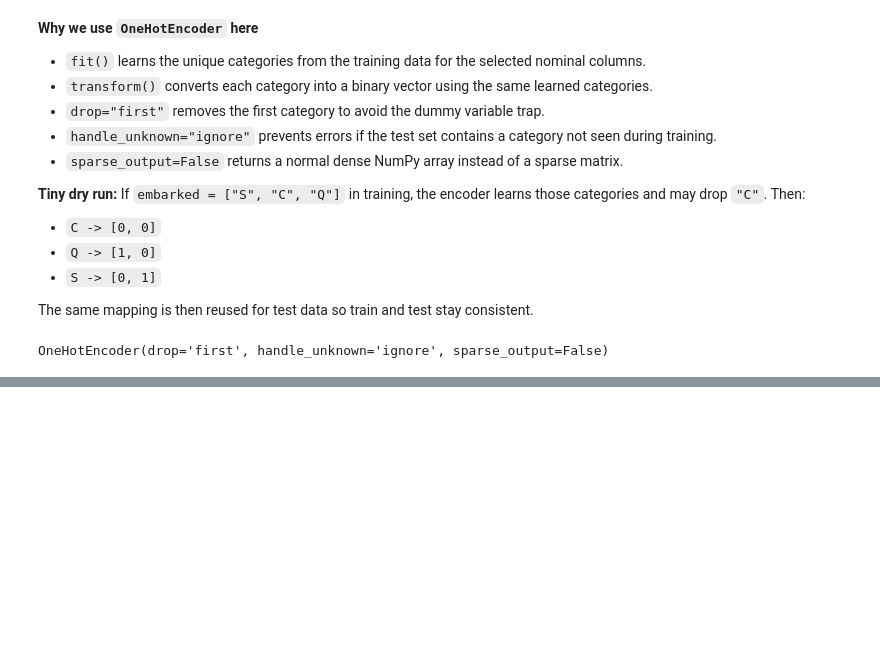
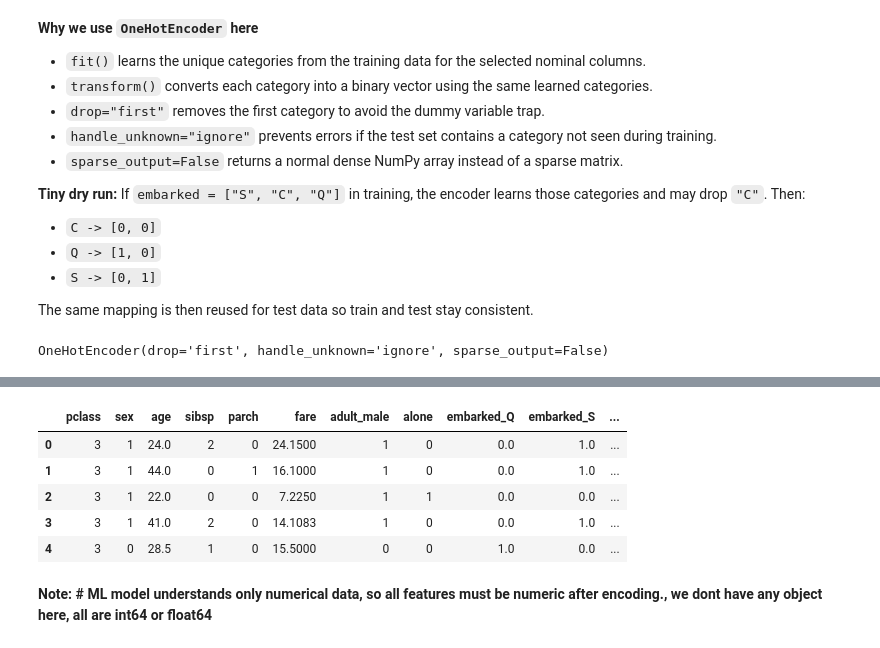
Before and after one commit to sameer2403/ML_bootcamp, a Jupyter notebook: 6.data_preprocessing/6_3_encoding_categorical_features/encoding_categorical_features.ipynb, the cells around one changed output, grey strips where cells are left out. Cells and saved outputs as stored; diff of their text form; code cells hidden in the pictures; blank space fills up the shorter version.

Commit message:
encoding_categorical_features

```diff
--- a/6.data_preprocessing/6_3_encoding_categorical_features/encoding_categorical_features.ipynb
+++ b/6.data_preprocessing/6_3_encoding_categorical_features/encoding_categorical_features.ipynb
@@ -263,0 +344,11 @@ test_ohe = ohe.transform(X_test[multi_class_nominal_cols])
+# %%
+X_test_enc.head()
+# %% [output]
+|  | pclass | sex | age | sibsp | parch | fare | adult_male | alone | embarked_Q | embarked_S | ... |
+| 0 | 3 | 1 | 24.0 | 2 | 0 | 24.1500 | 1 | 0 | 0.0 | 1.0 | ... |
+| 1 | 3 | 1 | 44.0 | 0 | 1 | 16.1000 | 1 | 0 | 0.0 | 1.0 | ... |
+| 2 | 3 | 1 | 22.0 | 0 | 0 | 7.2250 | 1 | 1 | 0.0 | 0.0 | ... |
+| 3 | 3 | 1 | 41.0 | 2 | 0 | 14.1083 | 1 | 0 | 0.0 | 1.0 | ... |
+| 4 | 3 | 0 | 28.5 | 1 | 0 | 15.5000 | 0 | 0 | 1.0 | 0.0 | ... |
+# %% [markdown]
+**Note: # ML model understands only numerical data, so all features must be numeric after encoding., we dont have any object here, all are int64 or float64**
```
Also changed, not shown: parts of 16 cells of this notebook, 2 other files.
